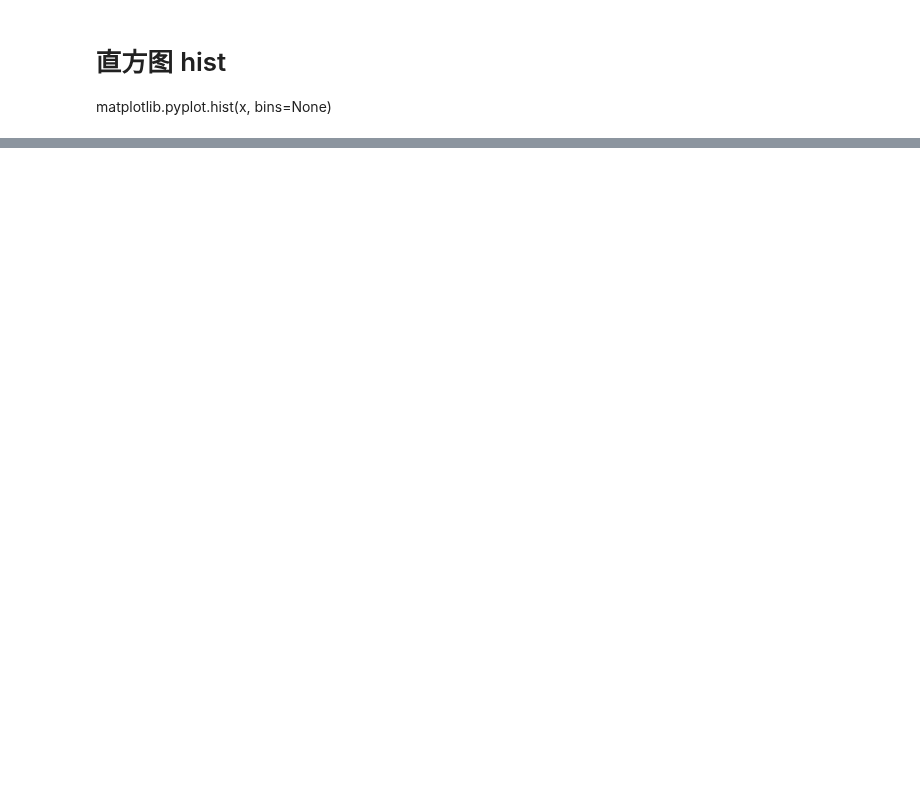
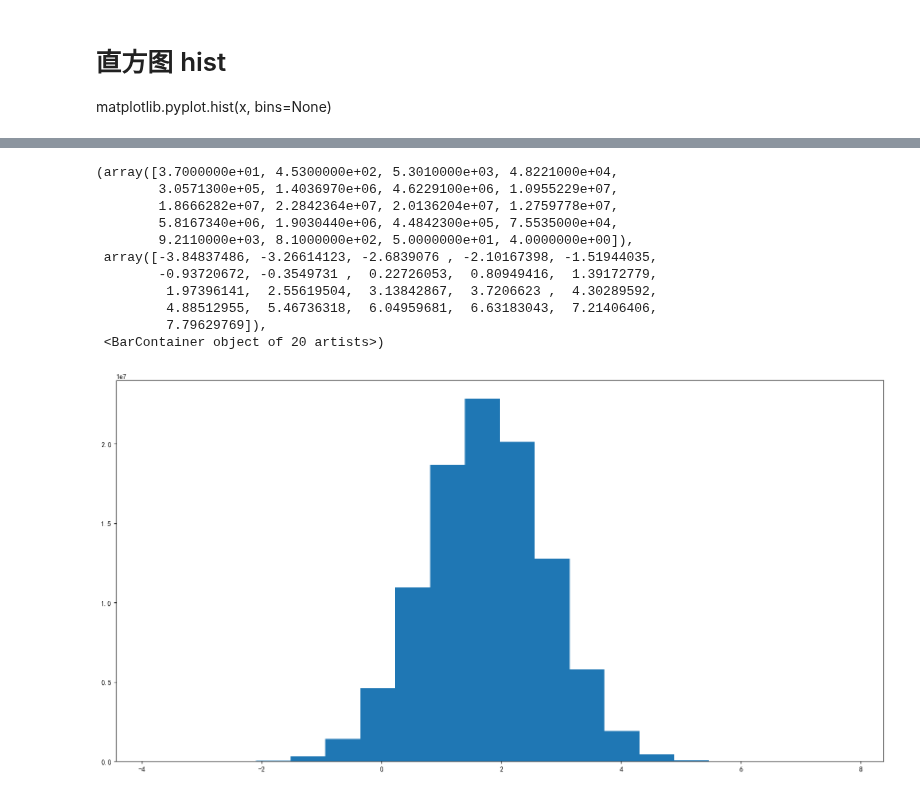
Before and after one commit to NagatoYuki0943/ML, a Jupyter notebook: code/matplotlib/03_plot_scatter_bar_hist.ipynb, the cells around one changed output, grey strips where cells are left out. Saved outputs shown, nothing was run; the diff lists cells and outputs as text; code cells hidden in the pictures; blank space fills up the shorter version.

```diff
--- a/code/matplotlib/03_plot_scatter_bar_hist.ipynb
+++ b/code/matplotlib/03_plot_scatter_bar_hist.ipynb
@@ -149,0 +164,17 @@ plt.show()
+# %%
+# 画图看分布状况
+plt.figure(figsize=(20, 10), dpi=100)
+plt.hist(x1, bins=20)
+# %% [output]
+(array([3.7000000e+01, 4.5300000e+02, 5.3010000e+03, 4.8221000e+04,
+        3.0571300e+05, 1.4036970e+06, 4.6229100e+06, 1.0955229e+07,
+        1.8666282e+07, 2.2842364e+07, 2.0136204e+07, 1.2759778e+07,
+        5.8167340e+06, 1.9030440e+06, 4.4842300e+05, 7.5535000e+04,
+        9.2110000e+03, 8.1000000e+02, 5.0000000e+01, 4.0000000e+00]),
+ array([-3.84837486, -3.26614123, -2.6839076 , -2.10167398, -1.51944035,
+        -0.93720672, -0.3549731 ,  0.22726053,  0.80949416,  1.39172779,
+         1.97396141,  2.55619504,  3.13842867,  3.7206623 ,  4.30289592,
+         4.88512955,  5.46736318,  6.04959681,  6.63183043,  7.21406406,
+         7.79629769]),
+ <BarContainer object of 20 artists>)
+[figure, added]
```
Also changed, not shown: parts of 2 cells of this notebook, 35 other files.
